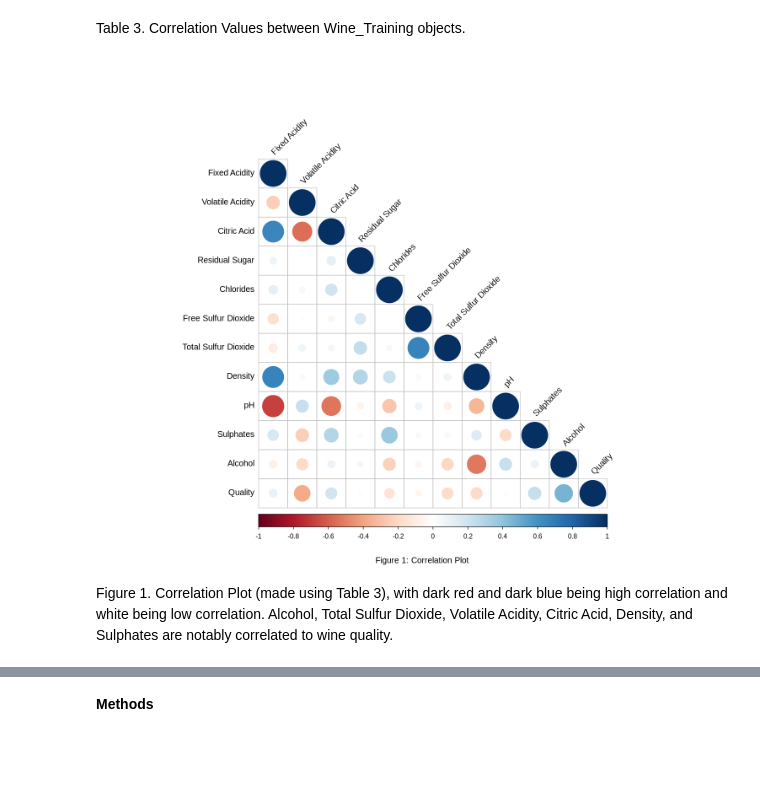
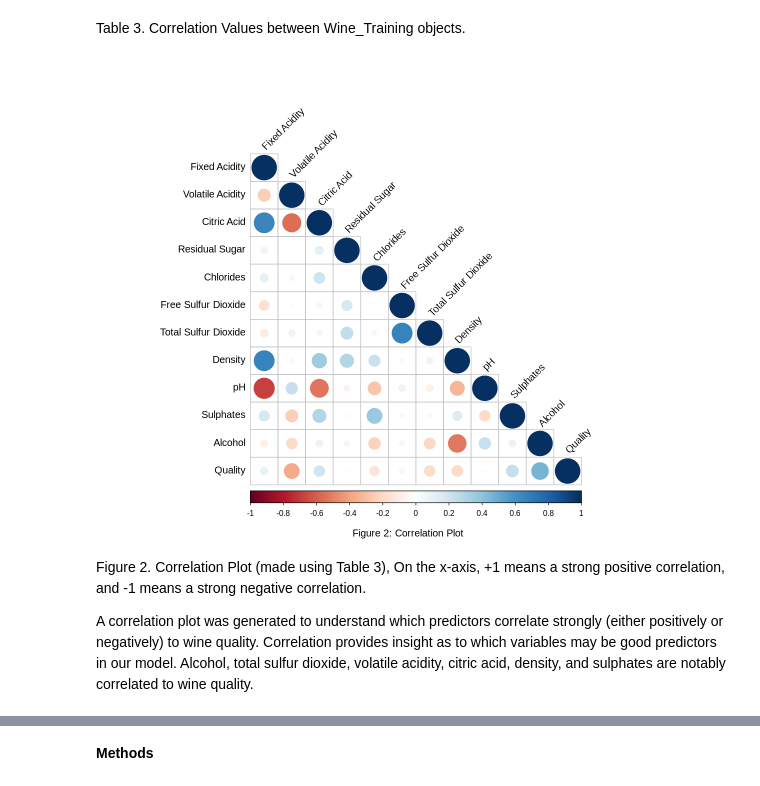
Before and after one commit to aleong2004/Wine-Quality-Prediction, a Jupyter notebook: Project.ipynb, the cells around one changed output, grey strips where cells are left out. Saved outputs shown, nothing was run; the diff lists cells and outputs as text; code cells hidden in the pictures; blank space fills up the shorter version.

```diff
--- a/Project.ipynb
+++ b/Project.ipynb
@@ -129,10 +155,13 @@ A matrix: 12 × 12 of type dbl
 # %% [markdown]
 Table 3. Correlation Values between Wine_Training objects.
 # %%
+options(repr.plot.width = 10, repr.plot.height = 8)
 corrplot(corr, type = "lower",
-         tl.col = "black", tl.srt = 45)
-title(sub = list("Figure 1: Correlation Plot", font= 25))
+         tl.col = "black", tl.srt = 45,)
+title(sub = list("Figure 2: Correlation Plot", font= 25))
 # %% [output]
-[figure, old version]
+[figure, new version]
 # %% [markdown]
- Figure 1. Correlation Plot (made using Table 3), with dark red and dark blue being high correlation and white being low correlation. Alcohol, Total Sulfur Dioxide, Volatile Acidity, Citric Acid, Density, and Sulphates are notably correlated to wine quality.
+Figure 2. Correlation Plot (made using Table 3), On the x-axis, +1 means a strong positive correlation, and -1 means a strong negative correlation.
+
+A correlation plot was generated to understand which predictors correlate strongly (either positively or negatively) to wine quality. Correlation provides insight as to which variables may be good predictors in our model. Alcohol, total sulfur dioxide, volatile acidity, citric acid, density, and sulphates are notably correlated to wine quality.
```
Also changed, not shown: parts of 37 cells of this notebook.
